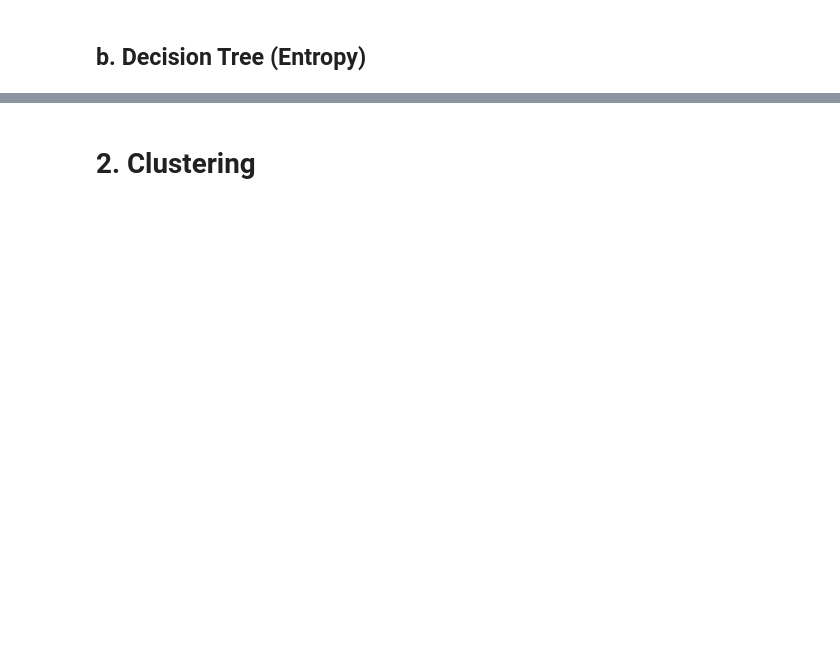
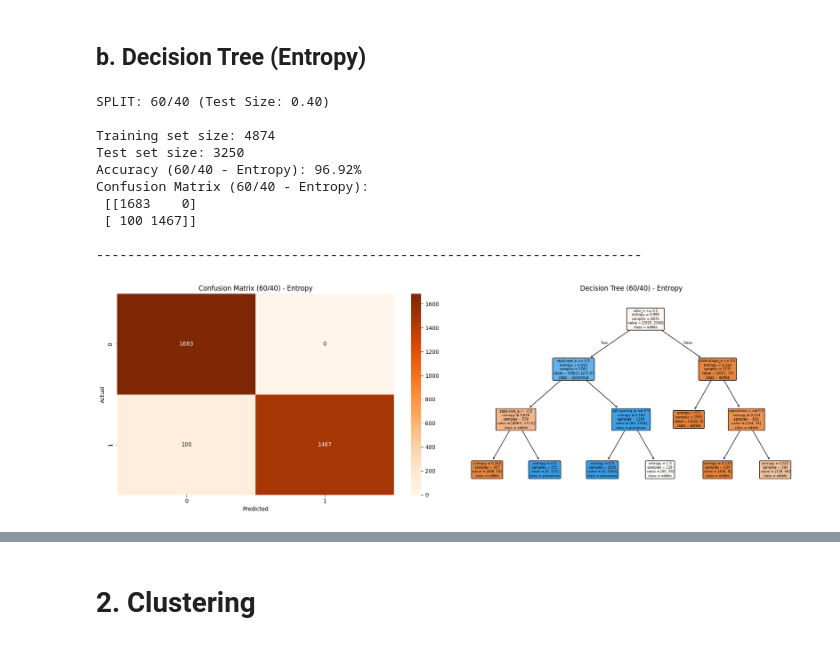
Before and after one commit to HaifaAziz1/IT326-Mushroom-Project, a Jupyter notebook: Phase3.ipynb, the cells around one changed output, grey strips where cells are left out. Drawn from its saved outputs; the diff is of its cells as text; code cells hidden in the pictures; blank space fills up the shorter version.

```diff
--- a/Phase3.ipynb
+++ b/Phase3.ipynb
@@ -215,2 +213,66 @@ Split Ratio Train Size Test Size   Test Acc
 # %% [markdown]
 ## **b. Decision Tree (Entropy)**
+# %%
+X_entropy = df.drop("class", axis=1)
+y_entropy = df["class"]
+# %%
+# === 60/40 SPLIT ===
+
+Xtr_60_entropy, Xte_40_entropy, ytr_60_entropy, yte_40_entropy = train_test_split(
+    X_entropy, y_entropy, test_size=0.40, random_state=42, stratify=y_entropy
+)
+
+entropy_model_60 = DecisionTreeClassifier(
+    criterion="entropy",
+    random_state=42,
+    max_depth=3
+)
+entropy_model_60.fit(Xtr_60_entropy, ytr_60_entropy)
+
+y_pred_60_entropy = entropy_model_60.predict(Xte_40_entropy)
+
+acc_60_entropy = accuracy_score(yte_40_entropy, y_pred_60_entropy)
+cm_60_entropy = confusion_matrix(yte_40_entropy, y_pred_60_entropy)
+
+
+print(f"SPLIT: 60/40 (Test Size: 0.40)\n")
+
+print(f"Training set size: {len(Xtr_60_entropy)}")
+print(f"Test set size: {len(Xte_40_entropy)}")
+print(f"Accuracy (60/40 - Entropy): {acc_60_entropy * 100:.2f}%")
+print("Confusion Matrix (60/40 - Entropy):\n", cm_60_entropy)
+
+print("\n" + "-"*70 + "\n")
+
+fig, axes = plt.subplots(1, 2, figsize=(18, 6))
+
+sns.heatmap(cm_60_entropy, annot=True, cmap="Oranges", fmt='g', ax=axes[0])
+axes[0].set_title("Confusion Matrix (60/40) - Entropy")
+axes[0].set_xlabel("Predicted")
+axes[0].set_ylabel("Actual")
+
+tree.plot_tree(
+    entropy_model_60,
+    filled=True,
+    feature_names=X_entropy.columns,
+    class_names=['edible', 'poisonous'],
+    rounded=True,
+    fontsize=6,
+    ax=axes[1]
+)
+axes[1].set_title("Decision Tree (60/40) - Entropy")
+
+plt.tight_layout()
+plt.show()
+# %% [output]
+SPLIT: 60/40 (Test Size: 0.40)
+
+Training set size: 4874
+Test set size: 3250
+Accuracy (60/40 - Entropy): 96.92%
+Confusion Matrix (60/40 - Entropy):
+ [[1683    0]
+ [ 100 1467]]
+
+----------------------------------------------------------------------
+[figure, added]
```
Also changed, not shown: parts of 11 cells of this notebook.
